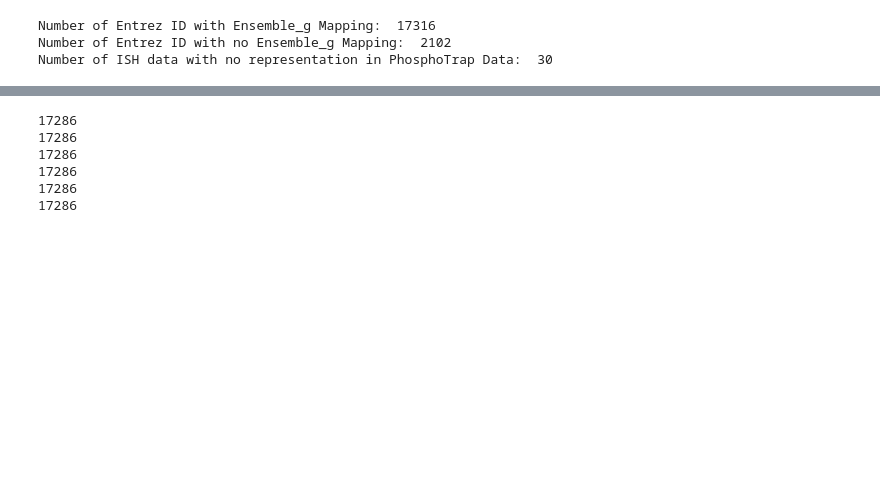
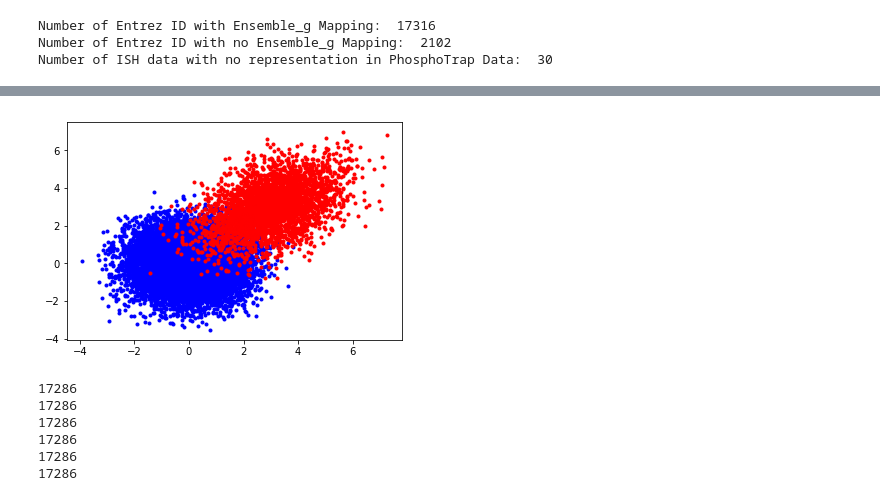
Before and after one commit to Jacky96Cheung/COMS4761_Project, a Jupyter notebook: Notebook.ipynb, the cells around one changed output, grey strips where cells are left out. Cells and saved outputs as stored; diff of their text form; code cells hidden in the pictures; blank space fills up the shorter version.

```diff
--- a/Notebook.ipynb
+++ b/Notebook.ipynb
@@ -222,6 +223,7 @@ energy_arr = []
 explvl_arr = []
 count_arr = []
 tpms_arr = []
+total = 0
 
 with open("./output.csv") as f:
     next(f)
@@ -244,6 +246,8 @@ with open("./output.csv") as f:
         count_arr.append(avg_count)
         tpms_arr.append(avg_tpms)
 
+        total += 1
+
 
 ranked_intensity = len(intensity_arr) - rankdata(intensity_arr)
 ranked_density = len(density_arr) - rankdata(density_arr)
@@ -275,5 +320,23 @@ X:  ranked_density  Y:  ranked_energy
 [figure]
 ... (18 outputs left out)
+# %%
+nGenuine = int(total * 0.2)
+nNoisy = int(total * 0.8)
+
+dMu = 3.0
+dRho = 0.5
+dSig = 1.2
+aMu = [dMu, dMu]
+mCov = [[dSig*dSig, dSig*dRho],[dSig*dRho, dSig*dSig]]
+aGen = rnd.multivariate_normal(aMu, mCov, nGenuine)
+aNoise = rnd.multivariate_normal([0,0], [[1,0],[0,1]], nNoisy)
+# %%
+plt.plot(aNoise[:,0], aNoise[:,1],'b.')
+plt.plot(aGen[:,0], aGen[:,1],'r.')
+
+plt.show()
+# %% [output]
+[figure, added]
 # %%
 print(len(ranked_intensity))
 print(len(ranked_density))
```
Also changed, not shown: parts of 3 cells of this notebook.
